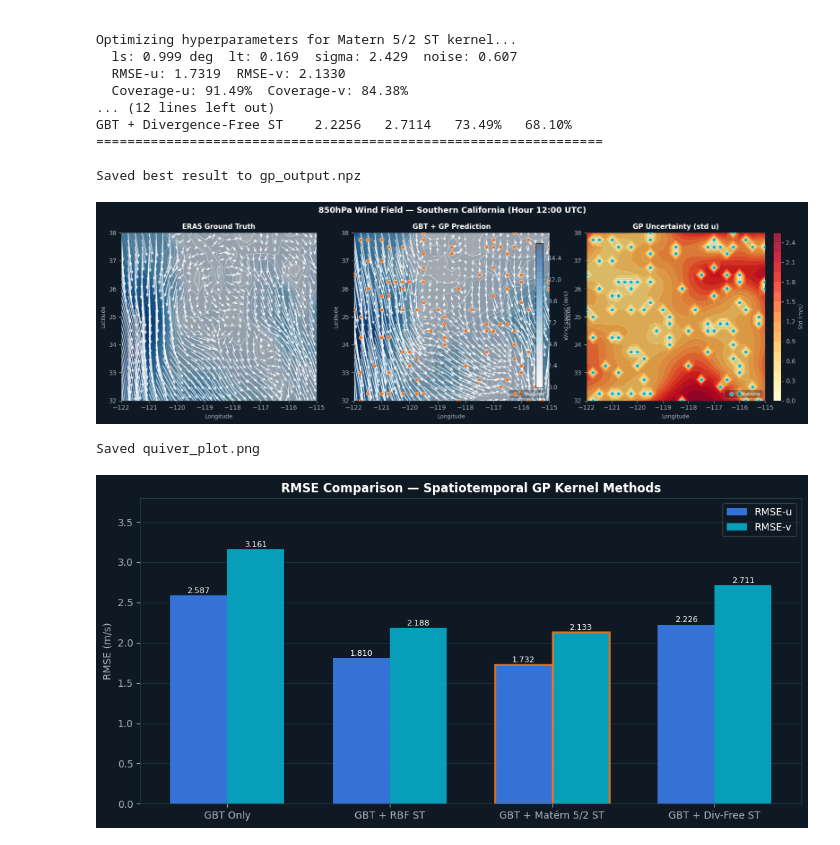
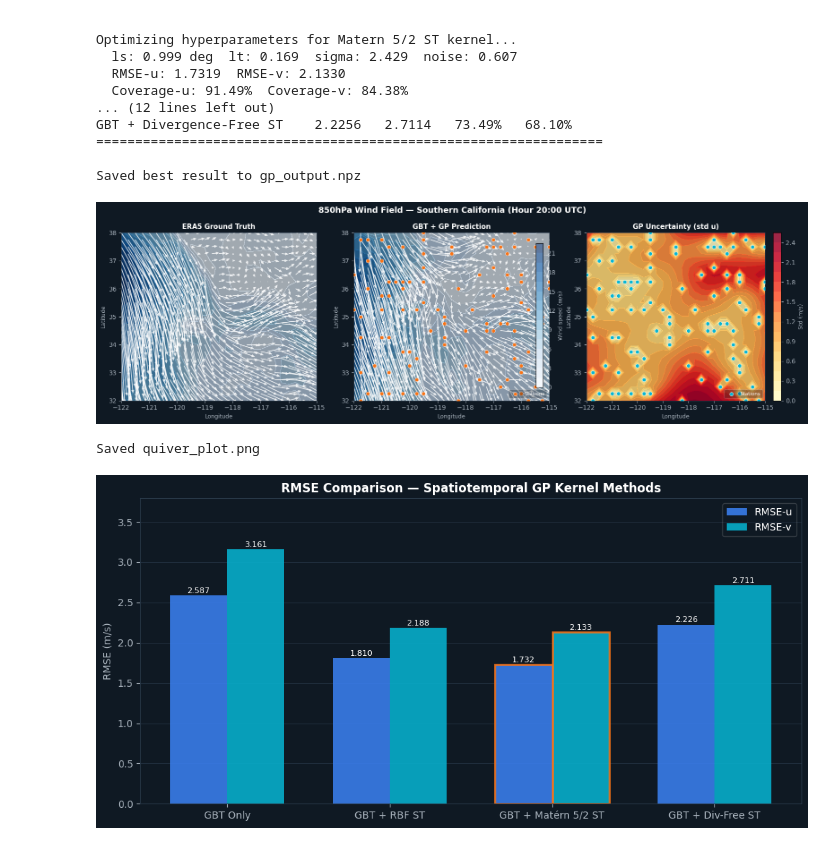
Before and after one commit to Niklichang/ECE228_Final_Project, a Jupyter notebook: code.ipynb, the cells around one changed output. Drawn from its saved outputs; the diff is of its cells as text; code cells hidden in the pictures.

```diff
--- a/code.ipynb
+++ b/code.ipynb
@@ -622,10 +622,10 @@ held_out_idx = pre["held_out_idx"]
 # Full grid
 LAT, LON = np.meshgrid(lat, lon, indexing="ij")
 
-# ── Pick noon timestamp (hour=12) ─────────────────────────────────────
+# ── Pick noon timestamp (hour=20) ─────────────────────────────────────
 # Data is stacked as [grid_point_0_t0, grid_point_1_t0, ..., grid_point_0_t1, ...]
 # Each timestamp block has n_grid rows
-TARGET_HOUR = 12
+TARGET_HOUR = 20 # noon is 20 UTC, as this data is over southwest California
 
 # Ground truth at all grid points at noon
 y_u_full = pre["y_u_test"]  # held-out points, all timestamps
@@ -711,34 +711,34 @@ ax.set_facecolor("#0f1923")
 cf2 = ax.contourf(LON, LAT, STD_U, levels=20, cmap="YlOrRd", alpha=0.85)
 ax.scatter(sta_lon, sta_lat, color="#06b6d4", s=35, zorder=5,
            edgecolors="white", linewidths=0.5, label="Stations")
 ax.legend(loc="lower right", fontsize=8, framealpha=0.3,
           labelcolor="white", facecolor="#0f1923")
 ax.set_title("GP Uncertainty (std u)", color="white", fontsize=11, fontweight="bold")
 cbar2 = fig.colorbar(cf2, ax=ax, fraction=0.046, pad=0.04)
 cbar2.set_label("Std (m/s)", color="#aab4be", fontsize=9)
 plt.setp(cbar2.ax.yaxis.get_ticklabels(), color="#aab4be")
 cbar2.ax.yaxis.set_tick_params(color="#aab4be")
 
 # Shared formatting
 for ax in axes:
     ax.set_xlabel("Longitude", color="#aab4be", fontsize=9)
     ax.set_ylabel("Latitude",  color="#aab4be", fontsize=9)
     ax.tick_params(colors="#aab4be")
     for spine in ax.spines.values():
         spine.set_edgecolor("#2a3a4a")
 
 # Shared colorbar for panels 1 and 2
 cbar = fig.colorbar(cf, ax=axes[:2], fraction=0.02, pad=0.02)
 cbar.set_label("Wind speed (m/s)", color="#aab4be", fontsize=9)
 plt.setp(cbar.ax.yaxis.get_ticklabels(), color="#aab4be")
 cbar.ax.yaxis.set_tick_params(color="#aab4be")
 
 plt.tight_layout()
 plt.savefig("quiver_plot.png", dpi=150, bbox_inches="tight", facecolor="#0f1923")
 plt.show()
 print("Saved quiver_plot.png")
 # %% [output]
-[figure, old version]
+[figure, new version]
 Saved quiver_plot.png
 # %%
 # RMSE charts
```
